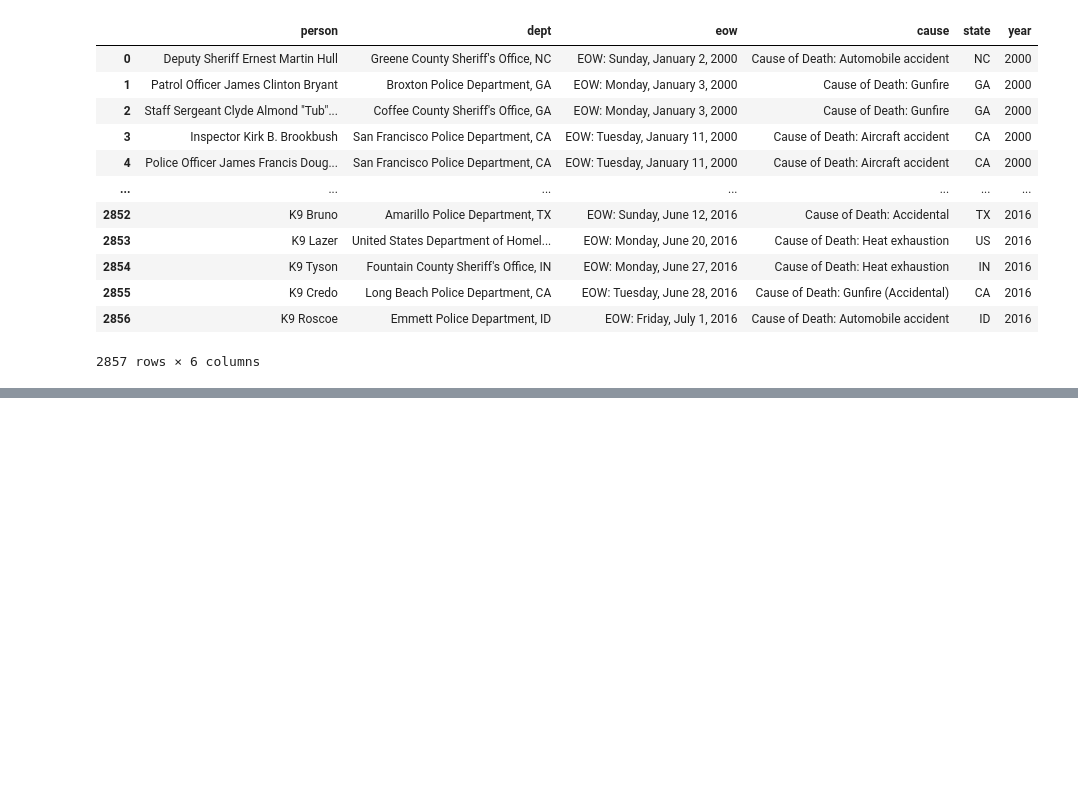
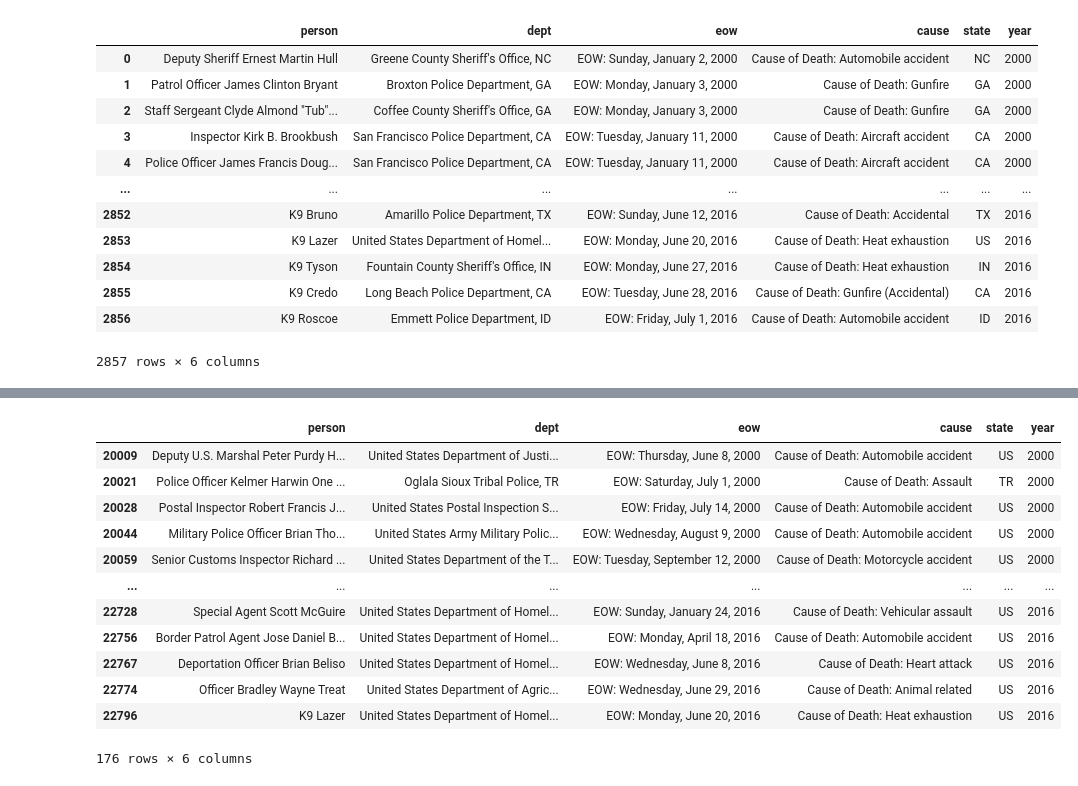
Before and after one commit to dianabaltazar/etl-project, a Jupyter notebook: etl_project.ipynb, the cells around one changed output, grey strips where cells are left out. Saved outputs shown, nothing was run; the diff lists cells and outputs as text; code cells hidden in the pictures; blank space fills up the shorter version.

```diff
--- a/etl_project.ipynb
+++ b/etl_project.ipynb
@@ -88,0 +78,17 @@ states
+# %%
+# We found some observations that are not states
+police_df.loc[(police_df['state']=='RR') | (police_df['state']=='TR') | (police_df['state']=='US')]
+# %% [output]
+|  | person | dept | eow | cause | state | year |
+| 20009 | Deputy U.S. Marshal Peter Purdy H... | United States Department of Justi... | EOW: Thursday, June 8, 2000 | Cause of Death: Automobile accident | US | 2000 |
+| 20021 | Police Officer Kelmer Harwin One ... | Oglala Sioux Tribal Police, TR | EOW: Saturday, July 1, 2000 | Cause of Death: Assault | TR | 2000 |
+| 20028 | Postal Inspector Robert Francis J... | United States Postal Inspection S... | EOW: Friday, July 14, 2000 | Cause of Death: Automobile accident | US | 2000 |
+| 20044 | Military Police Officer Brian Tho... | United States Army Military Polic... | EOW: Wednesday, August 9, 2000 | Cause of Death: Automobile accident | US | 2000 |
+| 20059 | Senior Customs Inspector Richard ... | United States Department of the T... | EOW: Tuesday, September 12, 2000 | Cause of Death: Motorcycle accident | US | 2000 |
+| ... | ... | ... | ... | ... | ... | ... |
+| 22728 | Special Agent Scott McGuire | United States Department of Homel... | EOW: Sunday, January 24, 2016 | Cause of Death: Vehicular assault | US | 2016 |
+| 22756 | Border Patrol Agent Jose Daniel B... | United States Department of Homel... | EOW: Monday, April 18, 2016 | Cause of Death: Automobile accident | US | 2016 |
+| 22767 | Deportation Officer Brian Beliso | United States Department of Homel... | EOW: Wednesday, June 8, 2016 | Cause of Death: Heart attack | US | 2016 |
+| 22774 | Officer Bradley Wayne Treat | United States Department of Agric... | EOW: Wednesday, June 29, 2016 | Cause of Death: Animal related | US | 2016 |
+| 22796 | K9 Lazer | United States Department of Homel... | EOW: Monday, June 20, 2016 | Cause of Death: Heat exhaustion | US | 2016 |
+176 rows × 6 columns
```
Also changed, not shown: parts of 16 cells of this notebook.
